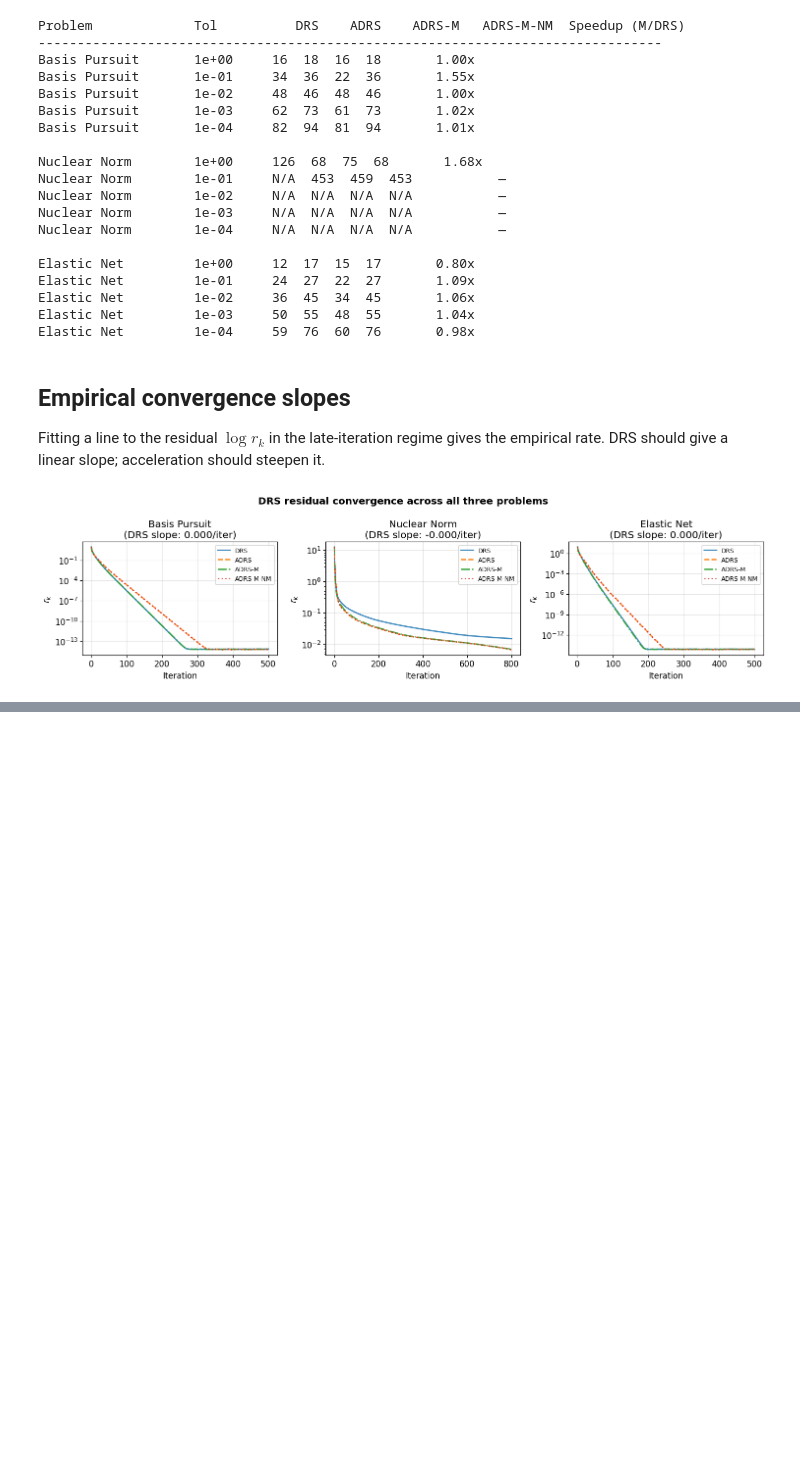
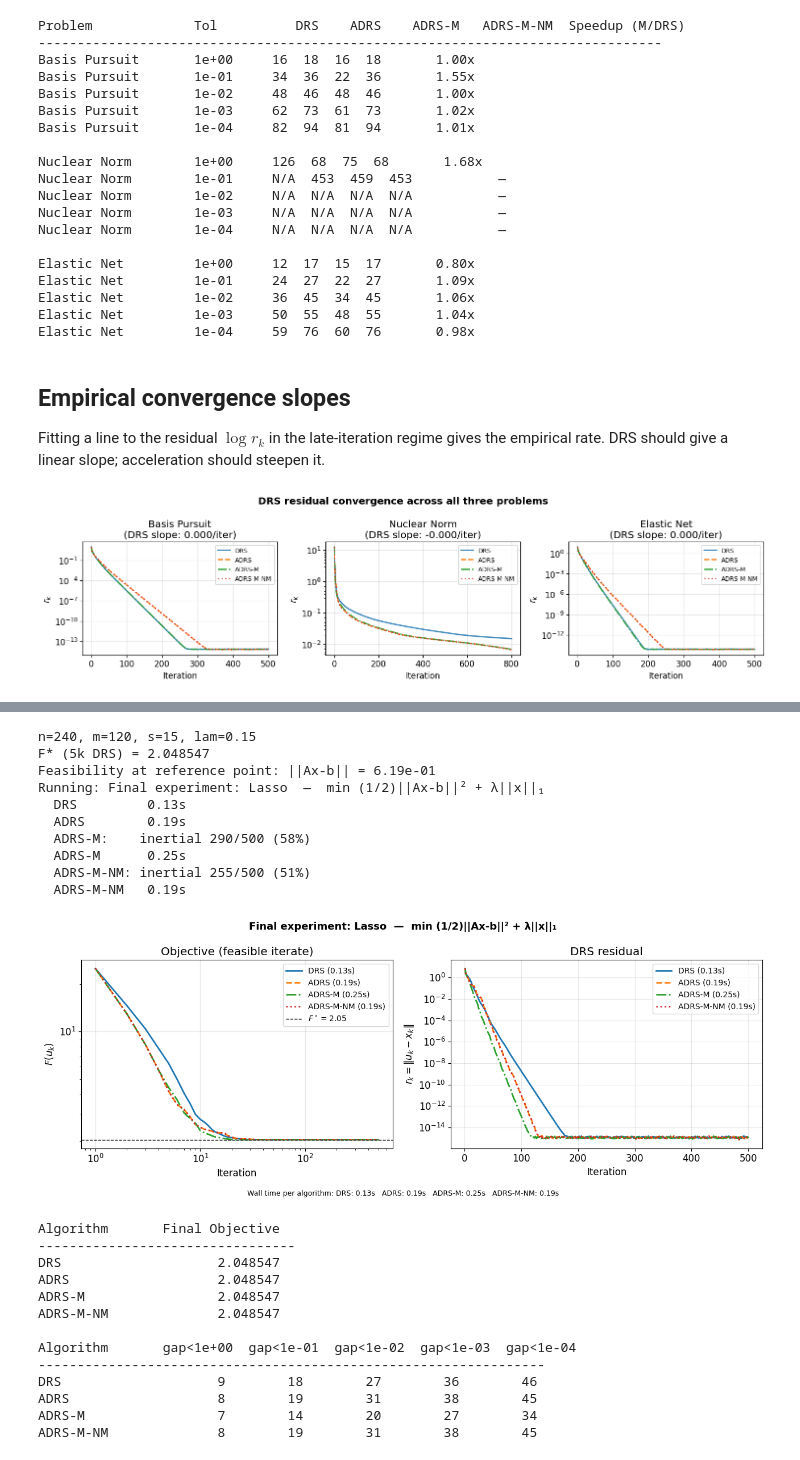
Before and after one commit to gmbabreu/Iterative-methods-project, a Jupyter notebook: adrs_three_problems.ipynb, the cells around one changed output, grey strips where cells are left out. Cells and saved outputs as stored; diff of their text form; code cells hidden in the pictures; blank space fills up the shorter version.

Commit message:
final experiments

```diff
--- a/adrs_three_problems.ipynb
+++ b/adrs_three_problems.ipynb
@@ -495,0 +503,68 @@ plt.show()
+# %%
+np.random.seed(1)
+n, m, s = 240, 120, 15
+lam = 0.15
+
+A_lasso = np.random.randn(m, n) / np.sqrt(m)
+x_true_lasso = np.zeros(n)
+x_true_lasso[np.random.choice(n, s, replace=False)] = np.random.randn(s)
+b_lasso = A_lasso @ x_true_lasso + 0.02 * np.random.randn(m)
+
+ALPHA_LASSO = 1.0
+Q_lasso = np.eye(n) + ALPHA_LASSO * (A_lasso.T @ A_lasso)
+
+prox1_lasso = lambda z, a: np.sign(z) * np.maximum(np.abs(z) - a * lam, 0)
+
+def prox2_lasso(z, alpha):
+    rhs = z + alpha * (A_lasso.T @ b_lasso)
+    return np.linalg.solve(Q_lasso, rhs)
+
+obj_lasso = lambda u: 0.5 * np.sum((A_lasso @ u - b_lasso)**2) + lam * np.sum(np.abs(u))
+
+# Long DRS run to estimate F* for this benchmark.
+z_ref = np.random.randn(n)
+for _ in range(5000):
+    x = prox1_lasso(z_ref, ALPHA_LASSO)
+    u = prox2_lasso(2 * x - z_ref, ALPHA_LASSO)
+    z_ref = z_ref + u - x
+F_STAR_LASSO = obj_lasso(u)
+
+z0_lasso = np.random.randn(n)
+NITERS_LASSO = 500
+
+print(f"n={n}, m={m}, s={s}, lam={lam}")
+print(f"F* (5k DRS) = {F_STAR_LASSO:.6f}")
+print(f"Feasibility at reference point: ||Ax-b|| = {np.linalg.norm(A_lasso @ u - b_lasso):.2e}")
+
+algos_lasso = make_algorithms(prox1_lasso, prox2_lasso, obj_lasso, ALPHA_LASSO)
+
+res_lasso = run_and_plot(
+    algos_lasso, z0_lasso, NITERS_LASSO, F_STAR_LASSO,
+    title="Final experiment: Lasso  —  min (1/2)||Ax-b||² + λ||x||₁",
+    fname="p4_lasso.png"
+)
+# %% [output]
+n=240, m=120, s=15, lam=0.15
+F* (5k DRS) = 2.048547
+Feasibility at reference point: ||Ax-b|| = 6.19e-01
+Running: Final experiment: Lasso  —  min (1/2)||Ax-b||² + λ||x||₁
+  DRS         0.13s
+  ADRS        0.19s
+  ADRS-M:    inertial 290/500 (58%)
+  ADRS-M      0.25s
+  ADRS-M-NM: inertial 255/500 (51%)
+  ADRS-M-NM   0.19s
+[figure, added]
+Algorithm       Final Objective
+---------------------------------
+DRS                    2.048547
+ADRS                   2.048547
+ADRS-M                 2.048547
+ADRS-M-NM              2.048547
+
+Algorithm       gap<1e+00  gap<1e-01  gap<1e-02  gap<1e-03  gap<1e-04
+-----------------------------------------------------------------
+DRS                    9        18        27        36        46
+ADRS                   8        19        31        38        45
+ADRS-M                 7        14        20        27        34
+ADRS-M-NM              8        19        31        38        45
```
Also changed, not shown: parts of 1 cell of this notebook.
